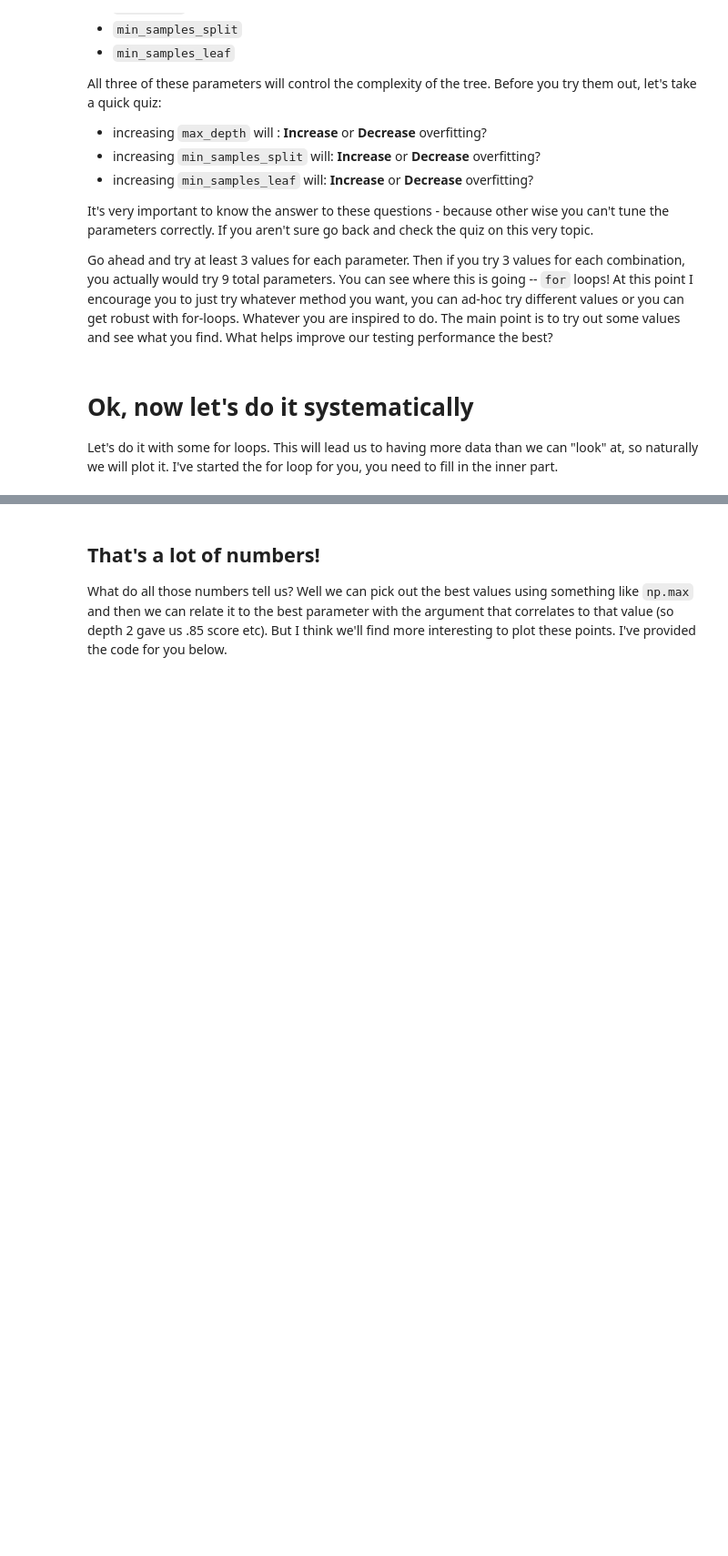
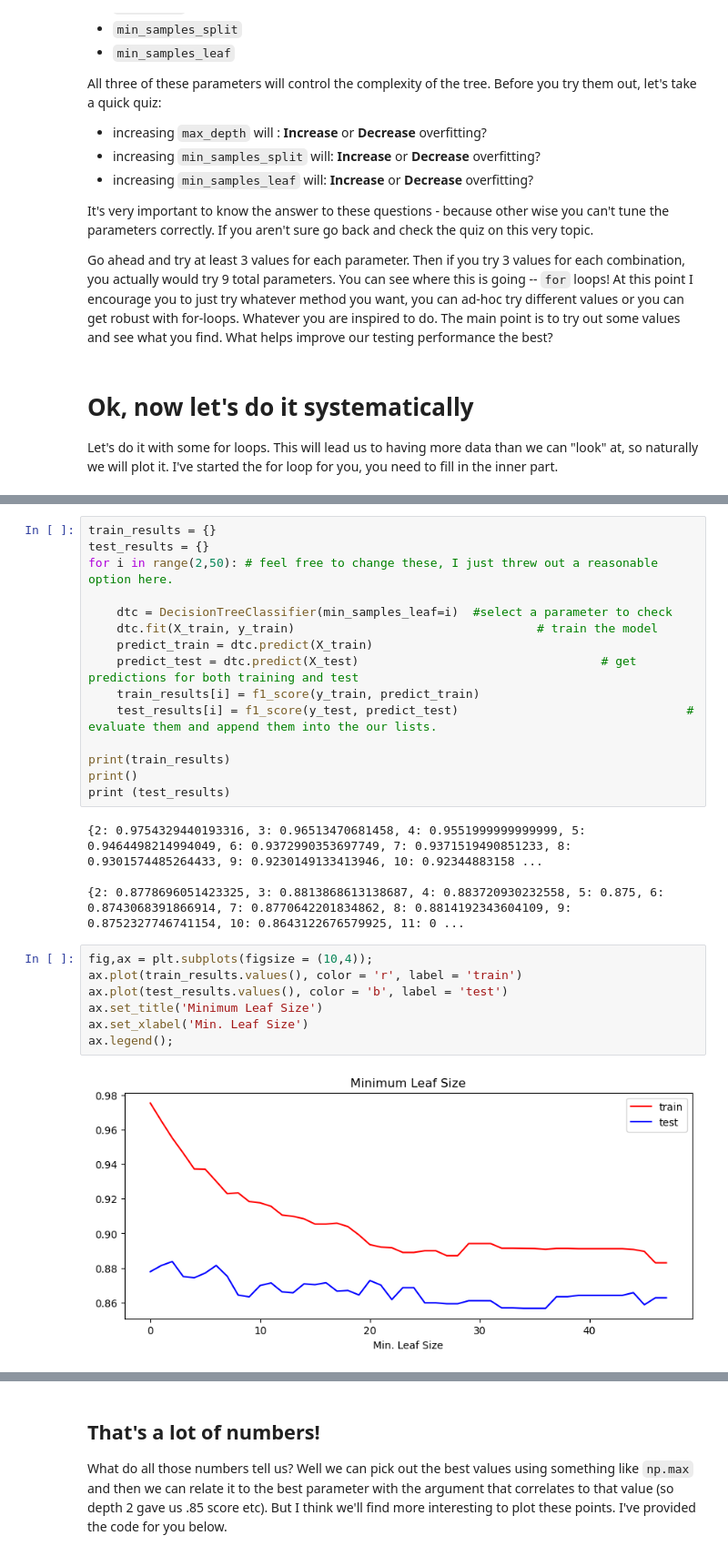
Before and after one commit to fan-yang-md/codingnomads, a Jupyter notebook: data-science-machine-learning-main/notebooks/06_Decision_Trees.ipynb, the cells around one changed output, grey strips where cells are left out. Shown: that part at 91% size. Drawn from its saved outputs; the diff is of its cells as text; blank space fills up the shorter version.

```diff
--- a/data-science-machine-learning-main/notebooks/06_Decision_Trees.ipynb
+++ b/data-science-machine-learning-main/notebooks/06_Decision_Trees.ipynb
@@ -168,0 +210,28 @@ print (test_results)
+# %%
+train_results = {}
+test_results = {}
+for i in range(2,50): # feel free to change these, I just threw out a reasonable option here.
+
+    dtc = DecisionTreeClassifier(min_samples_leaf=i)  #select a parameter to check
+    dtc.fit(X_train, y_train)                                  # train the model
+    predict_train = dtc.predict(X_train)
+    predict_test = dtc.predict(X_test)                                  # get predictions for both training and test
+    train_results[i] = f1_score(y_train, predict_train)
+    test_results[i] = f1_score(y_test, predict_test)                                # evaluate them and append them into the our lists.
+
+print(train_results)
+print()
+print (test_results)
+# %% [output]
+{2: 0.9754329440193316, 3: 0.96513470681458, 4: 0.9551999999999999, 5: 0.9464498214994049, 6: 0.9372990353697749, 7: 0.9371519490851233, 8: 0.9301574485264433, 9: 0.9230149133413946, 10: 0.92344883158 ...
+
+{2: 0.8778696051423325, 3: 0.8813868613138687, 4: 0.883720930232558, 5: 0.875, 6: 0.8743068391866914, 7: 0.8770642201834862, 8: 0.8814192343604109, 9: 0.8752327746741154, 10: 0.8643122676579925, 11: 0 ...
+# %%
+fig,ax = plt.subplots(figsize = (10,4));
+ax.plot(train_results.values(), color = 'r', label = 'train')
+ax.plot(test_results.values(), color = 'b', label = 'test')
+ax.set_title('Minimum Leaf Size')
+ax.set_xlabel('Min. Leaf Size')
+ax.legend();
+# %% [output]
+[figure, added]
```
Also changed, not shown: parts of 12 cells of this notebook.
